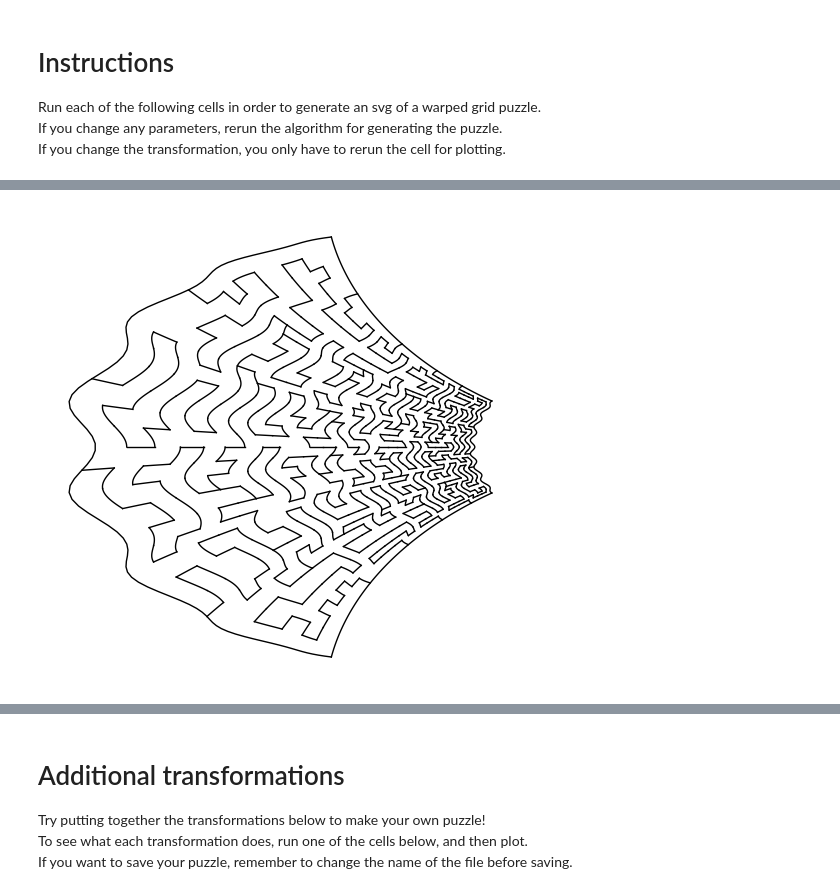
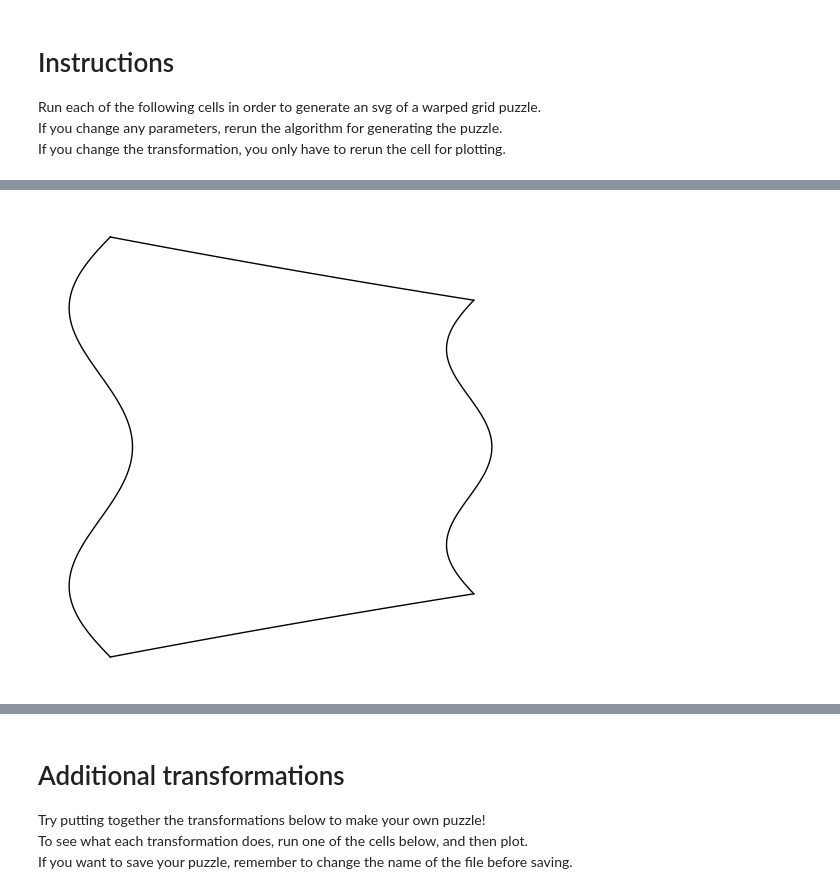
Before and after one commit to ChrisPatino6600/warpedGrid, a Jupyter notebook: warpedGrid.ipynb, the cells around one changed output, grey strips where cells are left out. Cells and saved outputs as stored; diff of their text form; code cells hidden in the pictures.

```diff
--- a/warpedGrid.ipynb
+++ b/warpedGrid.ipynb
@@ -11,8 +11,8 @@ import random
 # %%
 # Parameters
 nIts = 200
-partitionCountHor = 5
-partitionCountVert = 5
+partitionCountHor = 1
+partitionCountVert = 1
 graphWidth = partitionCountHor*6
 graphHeight = partitionCountVert*6
 # %%
@@ -211,6 +204,9 @@ def transformedy(x,y):
     y = ((a*d-b*c)*y)/((c*x+d)**2+(c*y)**2)
     return y
 # %%
+# call function to generate puzzle
+partitions = generatePuzzle(partitionCountHor, partitionCountVert, graphWidth, graphHeight, nIts)
+
 # Plotting
 plt.figure(figsize=(6,6), dpi=100)
 for partition in partitions:
@@ -218,33 +214,33 @@ for partition in partitions:
         if not leftInterior(partition, piece):
             x = np.linspace(piece[0]-.5,piece[0]-.5,100)
             y = np.linspace(piece[1]-.5,piece[1]+.5,100)
             plt.plot(transformedx(x,y),transformedy(x,y),color="black",linewidth=1)
         if not topInterior(partition, piece):
             x = np.linspace(piece[0]-.5,piece[0]+.5,100)
             y = np.linspace(piece[1]+.5,piece[1]+.5,100)
             plt.plot(transformedx(x,y),transformedy(x,y),color="black",linewidth=1)
 
 x = np.linspace(0-.5,0-.5,100)
 y = np.linspace(0-.5,graphHeight-.5,100)
 plt.plot(transformedx(x,y),transformedy(x,y),color="black",linewidth=1)
 
 x = np.linspace(0-.5,graphWidth-.5,100)
 y = np.linspace(graphHeight-.5,graphHeight-.5,100)
 plt.plot(transformedx(x,y),transformedy(x,y),color="black",linewidth=1)
 
 
 x = np.linspace(graphWidth-.5,graphWidth-.5,100)
 y = np.linspace(graphHeight-.5,0-.5,100)
 plt.plot(transformedx(x,y),transformedy(x,y),color="black",linewidth=1)
 
 
 x = np.linspace(graphWidth-.5,0-.5,100)
 y = np.linspace(0-.5,0-.5,100)
 plt.plot(transformedx(x,y),transformedy(x,y),color="black",linewidth=1)
 
 plt.axis("off")
 plt.show()
 # %% [output]
-[figure, old version]
+[figure, new version]
 # %%
 #Run this to save your image
```
Also changed, not shown: parts of 2 cells of this notebook.
